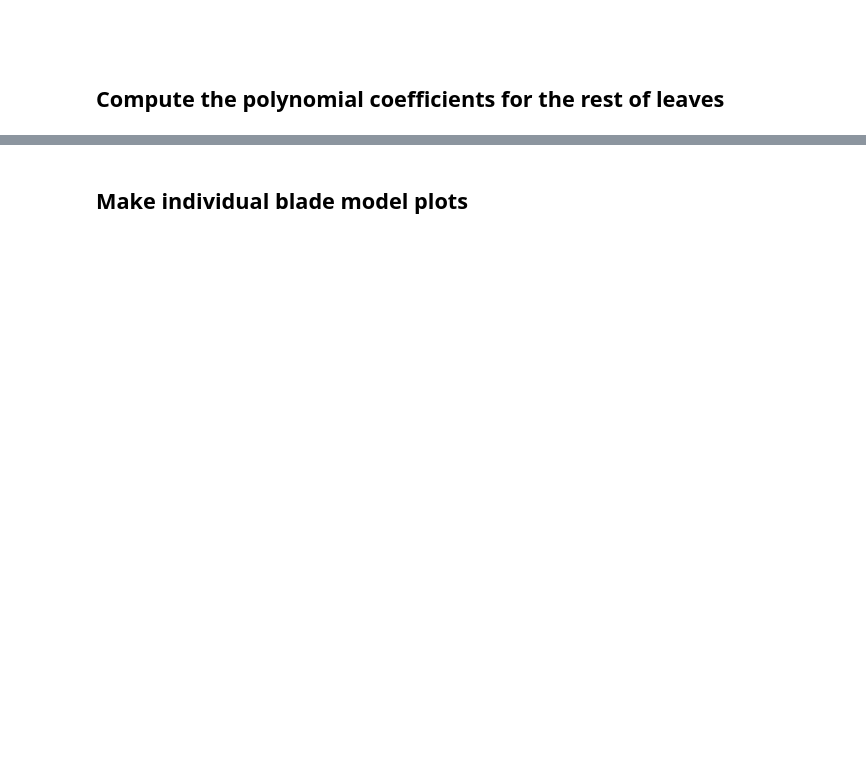
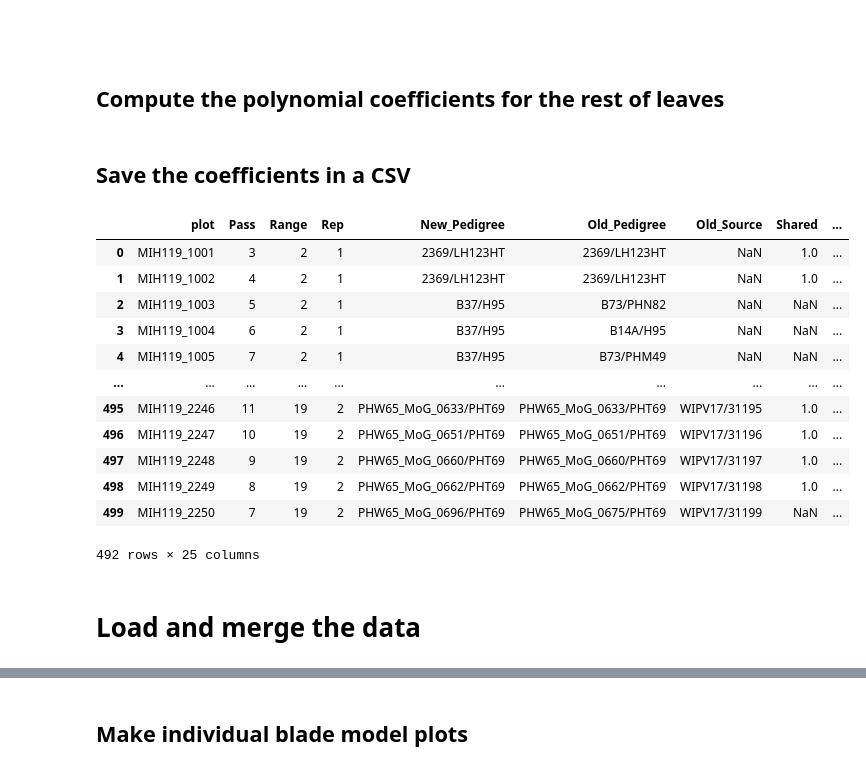
Before and after one commit to amezqui3/synthetic_maize, a Jupyter notebook: code/polynomial_leaf.ipynb, the cells around one changed output, grey strips where cells are left out. Saved outputs shown, nothing was run; the diff lists cells and outputs as text; code cells hidden in the pictures; blank space fills up the shorter version.

```diff
--- a/code/polynomial_leaf.ipynb
+++ b/code/polynomial_leaf.ipynb
@@ -199,0 +194,5 @@ b = 35.98       d = 1.26
+# %%
+dst = '../model/' + plotname + '/'
+if not os.path.isdir(dst):
+    os.makedirs(dst)
+print(dst)
@@ -218,11 +219,11 @@ for idx in range(40):
 # %% [markdown]
 ## Compute the polynomial coefficients for the rest of leaves
 # %%
+importlib.reload(maize)
 resol = 100
 Params= np.empty((len(degs), 8))
-Blade = [None for i in range(len(degs))]
 NormBlade = []
-Extra = np.empty((len(degs), 2))
+Extra = np.empty((len(degs), 4))
 
 for idx in range(len(degs)):
     deg = np.sort(degs[idx])
@@ -232,16 +233,33 @@ for idx in range(len(degs)):
         deg[0] = 89
 
     blade, params, down_curled = maize.poly_blade_fit(deg, length, resol)
-    length_blade = np.sum(np.sqrt(np.sum(np.diff(blade, axis=0)**2, axis=1)))
-
-    if down_curled:
-        length_blade *= 1.75
-
-    norm_blade = blade/length_blade
+    b, up, dw = maize.blade_lengths(blade, resol, down_curled)
 
     Params[idx,:] = params
-    Extra[idx, :] = length_blade, down_curled
-    Blade[idx] = blade
-
-    if not down_curled:
-        NormBlade.append(norm_blade)
+    Extra[idx, :] = b, up, dw, down_curled
+# %% [markdown]
+## Save the coefficients in a CSV
+# %%
+dst = '../model/'
+param_df = pd.DataFrame(np.column_stack((Params,Extra)),
+                        index=PlotData.index,
+                        columns=['A1','N1','A2','N2','a','b','c','d','total_blade_length', 'upblade_length', 'downblade_length', 'curled'])
+df = pd.concat([PlotData, param_df], axis=1, join='inner')
+df.to_csv(dst + plotname + '_poly_model.csv', index=True)
+df
+# %% [output]
+|  | plot | Pass | Range | Rep | New_Pedigree | Old_Pedigree | Old_Source | Shared | ... |
+| 0 | MIH119_1001 | 3 | 2 | 1 | 2369/LH123HT | 2369/LH123HT | NaN | 1.0 | ... |
+| 1 | MIH119_1002 | 4 | 2 | 1 | 2369/LH123HT | 2369/LH123HT | NaN | 1.0 | ... |
+| 2 | MIH119_1003 | 5 | 2 | 1 | B37/H95 | B73/PHN82 | NaN | NaN | ... |
+| 3 | MIH119_1004 | 6 | 2 | 1 | B37/H95 | B14A/H95 | NaN | NaN | ... |
+| 4 | MIH119_1005 | 7 | 2 | 1 | B37/H95 | B73/PHM49 | NaN | NaN | ... |
+| ... | ... | ... | ... | ... | ... | ... | ... | ... | ... |
+| 495 | MIH119_2246 | 11 | 19 | 2 | PHW65_MoG_0633/PHT69 | PHW65_MoG_0633/PHT69 | WIPV17/31195 | 1.0 | ... |
+| 496 | MIH119_2247 | 10 | 19 | 2 | PHW65_MoG_0651/PHT69 | PHW65_MoG_0651/PHT69 | WIPV17/31196 | 1.0 | ... |
+| 497 | MIH119_2248 | 9 | 19 | 2 | PHW65_MoG_0660/PHT69 | PHW65_MoG_0660/PHT69 | WIPV17/31197 | 1.0 | ... |
+| 498 | MIH119_2249 | 8 | 19 | 2 | PHW65_MoG_0662/PHT69 | PHW65_MoG_0662/PHT69 | WIPV17/31198 | 1.0 | ... |
+| 499 | MIH119_2250 | 7 | 19 | 2 | PHW65_MoG_0696/PHT69 | PHW65_MoG_0675/PHT69 | WIPV17/31199 | NaN | ... |
+492 rows × 25 columns
+# %% [markdown]
+# Load and merge the data
```
Also changed, not shown: parts of 26 cells of this notebook, 11 other files.
